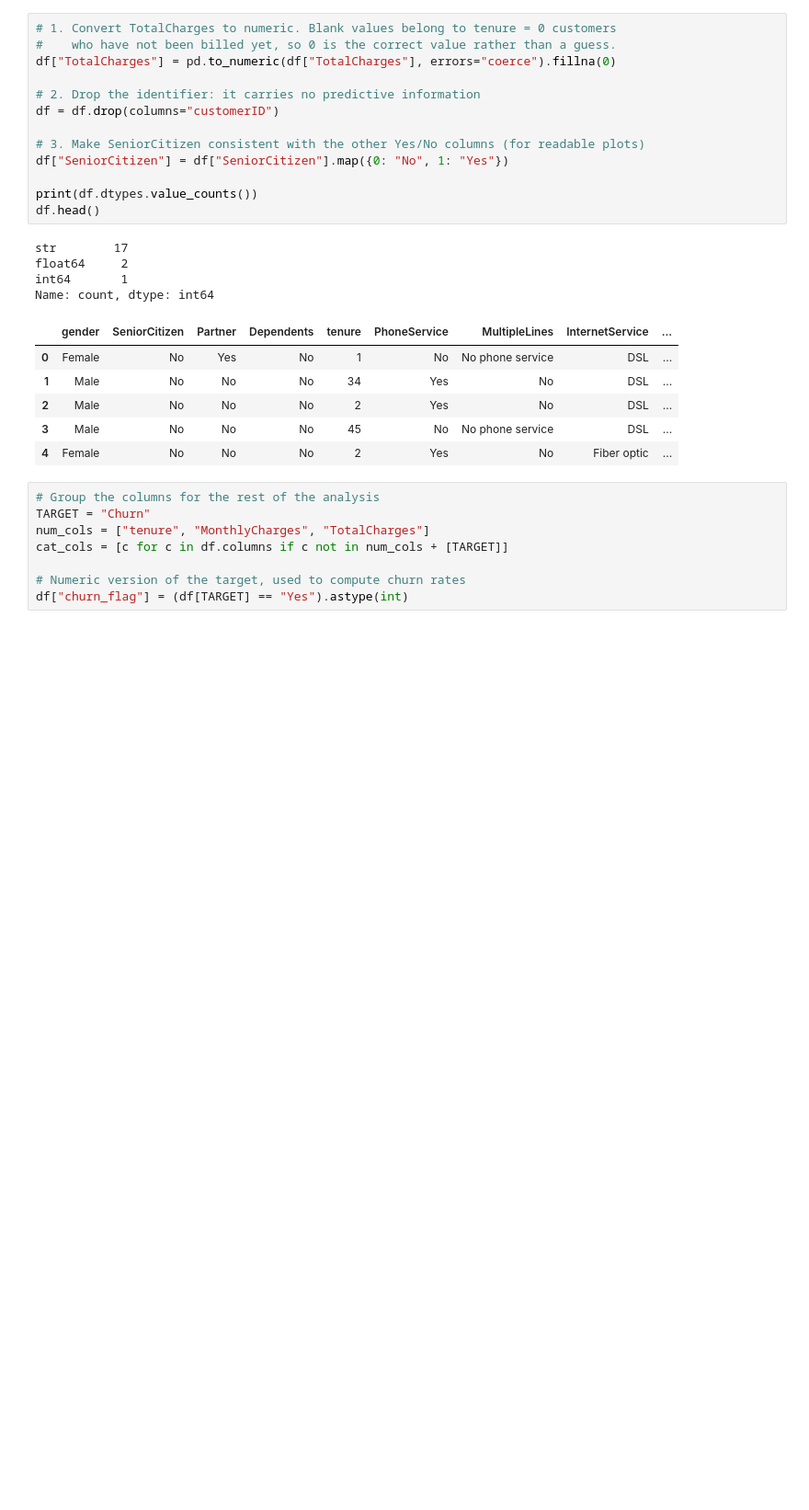
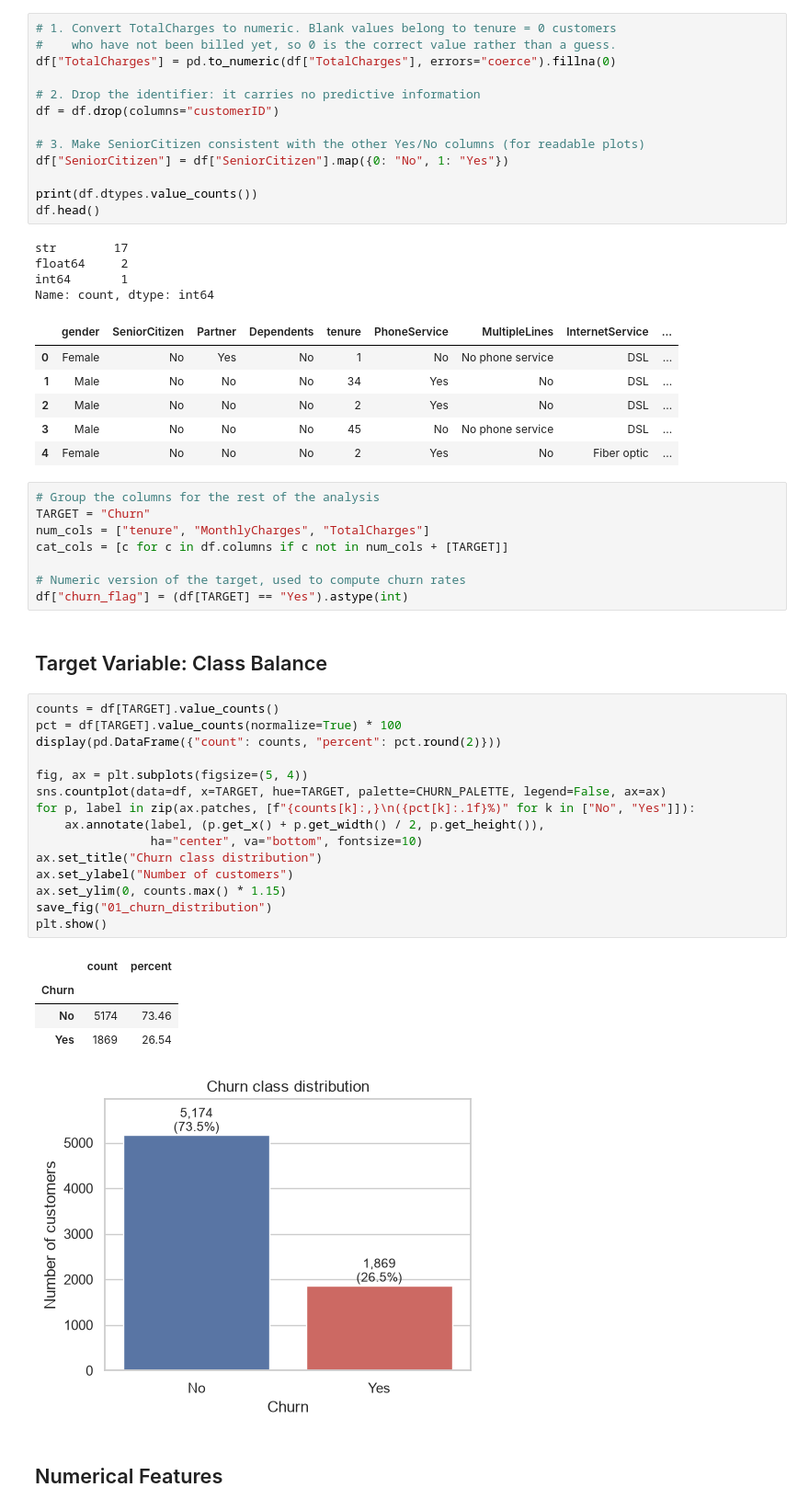
Before and after one commit to Ranuth-Nanvidu/CM2604-Machine-Learning-CW, a Jupyter notebook: notebooks/01_eda.ipynb, the cells around one changed output. Shown at 92% size. Drawn from its saved outputs; the diff is of its cells as text; blank space fills up the shorter version.

```diff
--- a/notebooks/01_eda.ipynb
+++ b/notebooks/01_eda.ipynb
@@ -179,3 +195,28 @@ cat_cols = [c for c in df.columns if c not in num_cols + [TARGET]]
 
 # Numeric version of the target, used to compute churn rates
 df["churn_flag"] = (df[TARGET] == "Yes").astype(int)
+# %% [markdown]
+## Target Variable: Class Balance
+# %%
+counts = df[TARGET].value_counts()
+pct = df[TARGET].value_counts(normalize=True) * 100
+display(pd.DataFrame({"count": counts, "percent": pct.round(2)}))
+
+fig, ax = plt.subplots(figsize=(5, 4))
+sns.countplot(data=df, x=TARGET, hue=TARGET, palette=CHURN_PALETTE, legend=False, ax=ax)
+for p, label in zip(ax.patches, [f"{counts[k]:,}\n({pct[k]:.1f}%)" for k in ["No", "Yes"]]):
+    ax.annotate(label, (p.get_x() + p.get_width() / 2, p.get_height()),
+                ha="center", va="bottom", fontsize=10)
+ax.set_title("Churn class distribution")
+ax.set_ylabel("Number of customers")
+ax.set_ylim(0, counts.max() * 1.15)
+save_fig("01_churn_distribution")
+plt.show()
+# %% [output]
+|  | count | percent |
+| Churn |  |  |
+| No | 5174 | 73.46 |
+| Yes | 1869 | 26.54 |
+[figure, added]
+# %% [markdown]
+## Numerical Features
```
Also changed, not shown: parts of 22 cells of this notebook, 8 other files.
